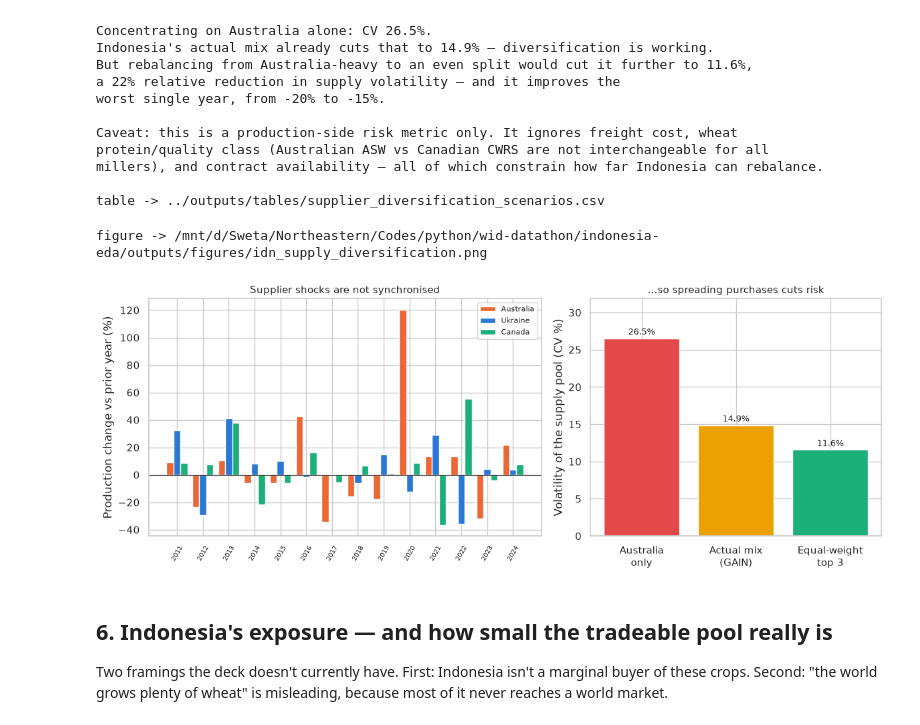
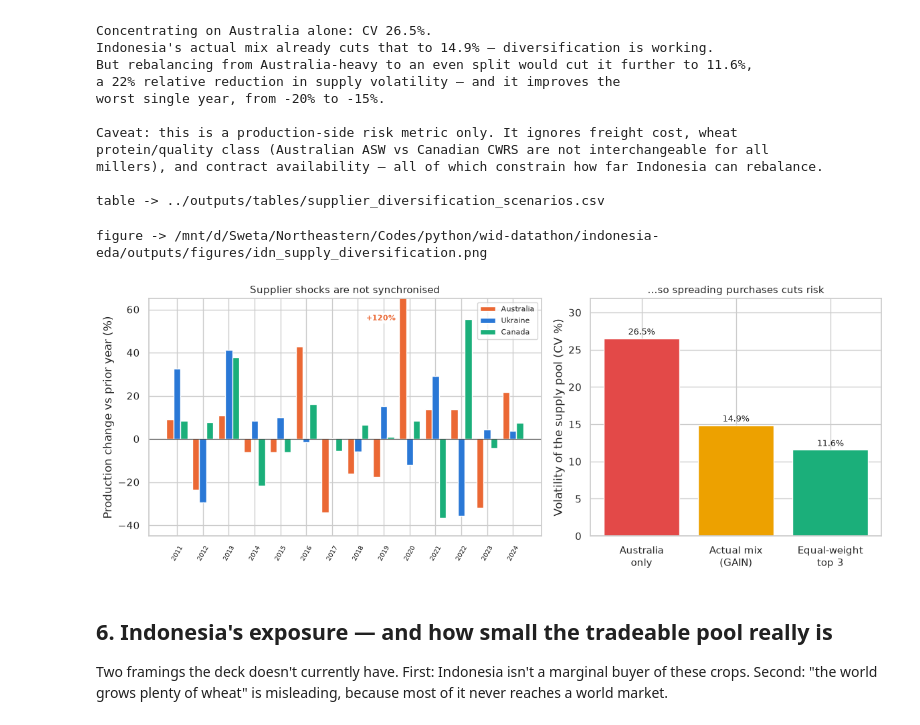
Before and after one commit to msweta02/wid-datathon, a Jupyter notebook: indonesia-eda/notebooks/06_supplier_side.ipynb, the cells around one changed output. Drawn from its saved outputs; the diff is of its cells as text; code cells hidden in the pictures.

```diff
--- a/indonesia-eda/notebooks/06_supplier_side.ipynb
+++ b/indonesia-eda/notebooks/06_supplier_side.ipynb
@@ -355,37 +355,38 @@ fig, axes = plt.subplots(1, 2, figsize=(12, 4.6), gridspec_kw={'width_ratios': [
 ax = axes[0]
 x = np.arange(len(yoy))
 w = 0.27
 for k, (c, color) in enumerate(zip(TOP3, ['#eb6834', '#2a78d6', '#1baf7a'])):
     ax.bar(x + (k - 1) * w, yoy[c], width=w, color=color, label=c)
 ax.axhline(0, color='#333', lw=0.8)
 # Australia's 2020 rebound (+120%) is real but 3x the next-largest move; clipping the axis
 # keeps the DOWNSIDE shocks — the thing at issue — legible. Clipped bar labelled instead.
 ax.set_ylim(-45, 65)
-big = yoy['Australia'].idxmax()
-ax.annotate(f"+{yoy['Australia'].max():.0f}%", xy=(list(yoy.index).index(big) - w, 61),
-            ha='center', fontsize=8, color='#eb6834', fontweight='bold')
+big = list(yoy.index).index(yoy['Australia'].idxmax())
+ax.annotate(f"+{yoy['Australia'].max():.0f}%", xy=(big - 2.0 * w, 55), ha='right',
+            fontsize=8, color='#eb6834', fontweight='bold',
+            bbox=dict(boxstyle='round,pad=0.2', fc='white', ec='none', alpha=0.85))
 ax.set_xticks(x, [str(y) for y in yoy.index], rotation=60, fontsize=7.5)
 ax.set_ylabel('Production change vs prior year (%)')
 ax.set_title('Supplier shocks are not synchronised', fontsize=10.5)
 ax.legend(fontsize=8)
 
 # Right: what that buys you.
 ax = axes[1]
 lbl = ['Australia\nonly', "Actual mix\n(GAIN)", 'Equal-weight\ntop 3']
 vals = div['pool_CV_%'].values
 bars = ax.bar(lbl, vals, color=['#e34948', '#eda100', '#1baf7a'])
 for b, v in zip(bars, vals):
     ax.text(b.get_x() + b.get_width() / 2, v + 0.5, f'{v:.1f}%', ha='center', fontsize=9.5)
 ax.set_ylim(0, max(vals) * 1.2)
 ax.set_ylabel('Volatility of the supply pool (CV %)')
 ax.set_title('...so spreading purchases cuts risk', fontsize=10.5)
 
 fig.tight_layout()
 viz.save(fig, 'idn_supply_diversification')
 plt.show()
 # %% [output]
 figure -> /mnt/d/Sweta/Northeastern/Codes/python/wid-datathon/indonesia-eda/outputs/figures/idn_supply_diversification.png
-[figure, old version]
+[figure, new version]
 # %% [markdown]
 ## 6. Indonesia's exposure — and how small the tradeable pool really is
 
```
Also changed, not shown: parts of 1 cell of this notebook.
